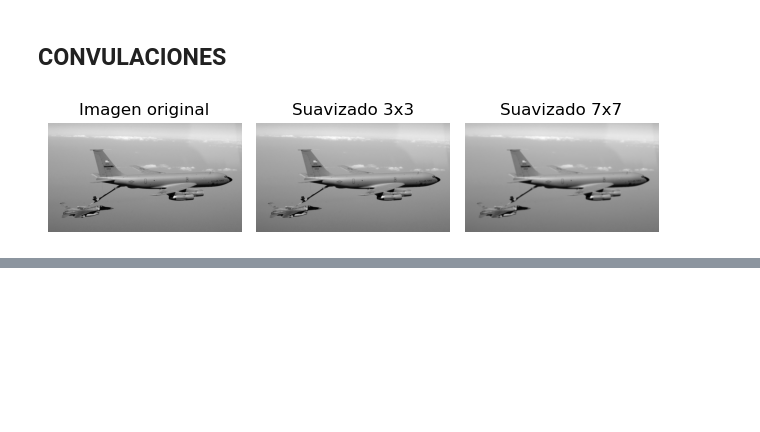
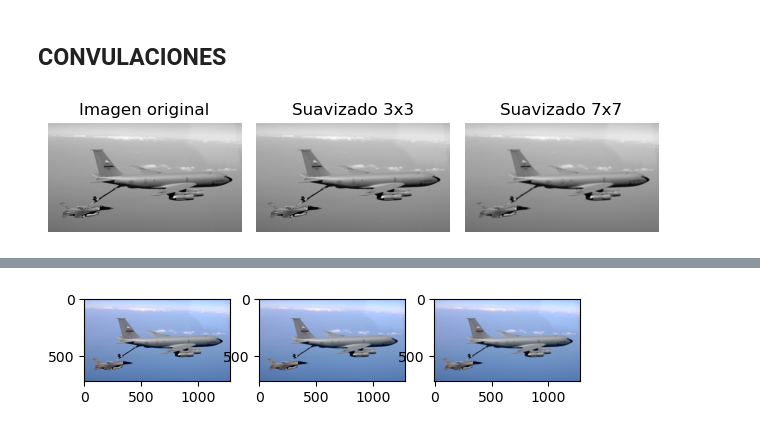
Before and after one commit to Iamvalentina2020/pdi26, a Jupyter notebook: CLASE15042026/convulaciones.ipynb, the cells around one changed output, grey strips where cells are left out. Cells and saved outputs as stored; diff of their text form; code cells hidden in the pictures; blank space fills up the shorter version.

```diff
--- a/CLASE15042026/convulaciones.ipynb
+++ b/CLASE15042026/convulaciones.ipynb
@@ -38,0 +76,24 @@ plt.show()
+# %%
+import cv2
+import numpy as np
+import matplotlib.pyplot as plt
+
+img=cv2.imread('imagenP.jpg')
+kernel=np.ones((5,5),np.float32)/25
+suavizada=cv2.filter2D(img,-1,kernel)
+kernel2=np.ones((7,7),np.float32)/49
+suavizada2=cv2.filter2D(img,-1,kernel2)
+
+img=cv2.cvtColor(img, cv2.COLOR_BGR2RGB)
+suavizada=cv2.cvtColor(suavizada, cv2.COLOR_BGR2RGB)
+suavizada2=cv2.cvtColor(suavizada2, cv2.COLOR_BGR2RGB)
+
+plt.subplot(131)
+plt.imshow(img)
+plt.subplot(132)
+plt.imshow(suavizada)
+plt.subplot(133)
+plt.imshow(suavizada2)
+plt.show()
+# %% [output]
+[figure, added]
```
Also changed, not shown: parts of 9 cells of this notebook, 1 other file.
